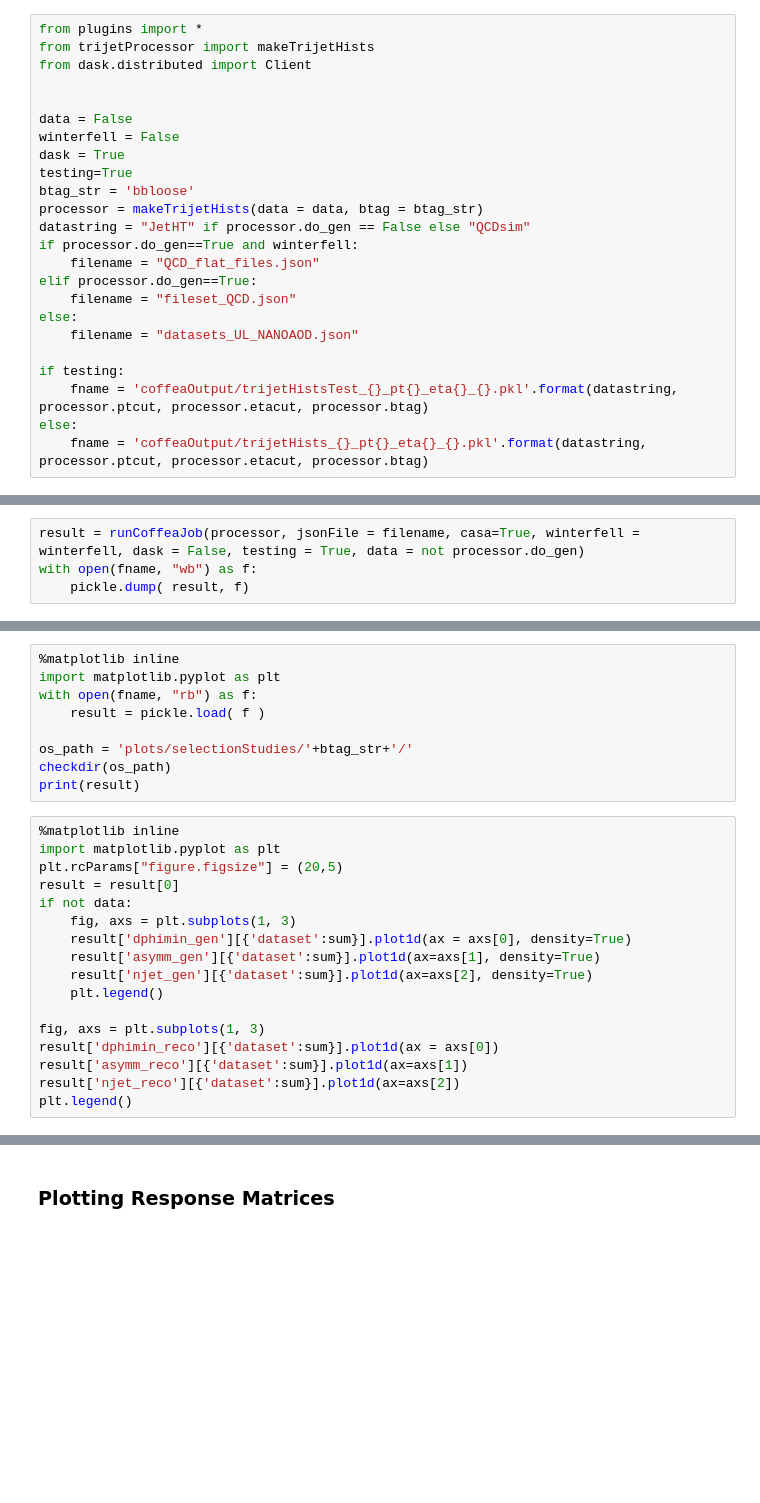
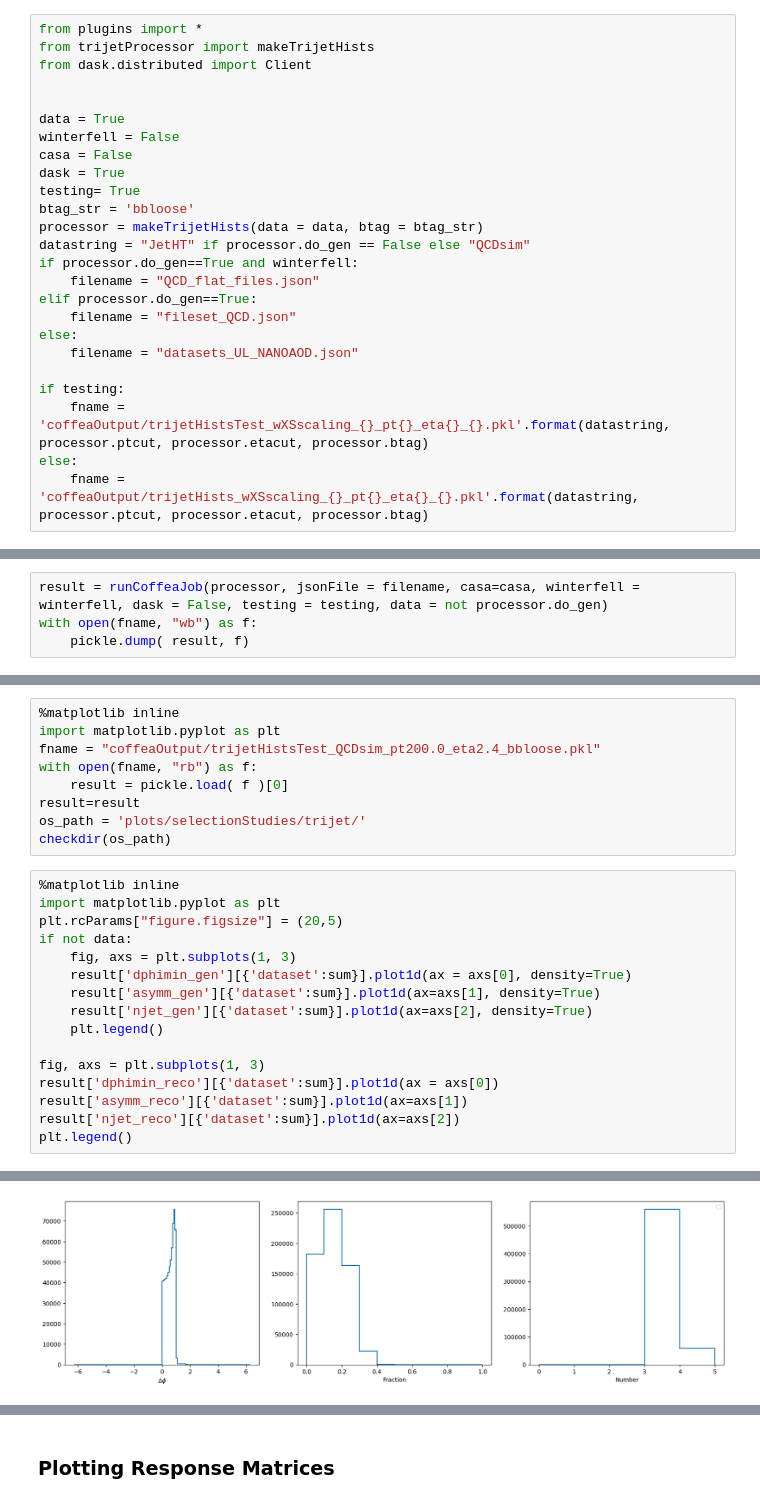
Before and after one commit to laurenhay/GluonJetMass, a Jupyter notebook: trijetSelection_studies.ipynb, the cells around one changed output, grey strips where cells are left out. Cells and saved outputs as stored; diff of their text form; blank space fills up the shorter version.

```diff
--- a/trijetSelection_studies.ipynb
+++ b/trijetSelection_studies.ipynb
@@ -49,10 +50,11 @@ from trijetProcessor import makeTrijetHists
 from dask.distributed import Client
 
 
-data = False
+data = True
 winterfell = False
+casa = False
 dask = True
-testing=True
+testing= True
 btag_str = 'bbloose'
 processor = makeTrijetHists(data = data, btag = btag_str)
 datastring = "JetHT" if processor.do_gen == False else "QCDsim"
@@ -64,9 +66,9 @@ else:
     filename = "datasets_UL_NANOAOD.json"
 
 if testing:
-    fname = 'coffeaOutput/trijetHistsTest_{}_pt{}_eta{}_{}.pkl'.format(datastring, processor.ptcut, processor.etacut, processor.btag)
+    fname = 'coffeaOutput/trijetHistsTest_wXSscaling_{}_pt{}_eta{}_{}.pkl'.format(datastring, processor.ptcut, processor.etacut, processor.btag)
 else:
-    fname = 'coffeaOutput/trijetHists_{}_pt{}_eta{}_{}.pkl'.format(datastring, processor.ptcut, processor.etacut, processor.btag)
+    fname = 'coffeaOutput/trijetHists_wXSscaling_{}_pt{}_eta{}_{}.pkl'.format(datastring, processor.ptcut, processor.etacut, processor.btag)
 # %% [output]
 0.7.21
 2.6.3
@@ -76,7 +78,7 @@ mreco bins:  [0.00e+00 5.00e-01 1.00e+00 3.00e+00 5.00e+00 7.50e+00 1.00e+01 1.5
  1.00e+02 1.25e+02 1.50e+02 1.75e+02 2.00e+02 2.25e+02 2.50e+02 6.25e+02
  1.00e+03]
 # %%
-result = runCoffeaJob(processor, jsonFile = filename, casa=True, winterfell = winterfell, dask = False, testing = True, data = not processor.do_gen)
+result = runCoffeaJob(processor, jsonFile = filename, casa=casa, winterfell = winterfell, dask = False, testing = testing, data = not processor.do_gen)
 with open(fname, "wb") as f:
     pickle.dump( result, f)
 # %% [output]
@@ -155,17 +144,16 @@ Check for none values
 # %%
 %matplotlib inline
 import matplotlib.pyplot as plt
+fname = "coffeaOutput/trijetHistsTest_QCDsim_pt200.0_eta2.4_bbloose.pkl"
 with open(fname, "rb") as f:
-    result = pickle.load( f )
-
-os_path = 'plots/selectionStudies/'+btag_str+'/'
+    result = pickle.load( f )[0]
+result=result
+os_path = 'plots/selectionStudies/trijet/'
 checkdir(os_path)
-print(result)
 # %%
 %matplotlib inline
 import matplotlib.pyplot as plt
 plt.rcParams["figure.figsize"] = (20,5)
-result = result[0]
 if not data:
     fig, axs = plt.subplots(1, 3)
     result['dphimin_gen'][{'dataset':sum}].plot1d(ax = axs[0], density=True)
@@ -178,3 +166,4 @@ result['dphimin_reco'][{'dataset':sum}].plot1d(ax = axs[0])
 result['asymm_reco'][{'dataset':sum}].plot1d(ax=axs[1])
 result['njet_reco'][{'dataset':sum}].plot1d(ax=axs[2])
 plt.legend()
+# %% [output]
@@ -181,3 +172,4 @@ plt.legend()
+[figure, added]
 # %%
 plt.rcParams["figure.figsize"] = (20,15)
 fig, axs = plt.subplots(2, 2)
```
Also changed, not shown: parts of 7 cells of this notebook, 7 other files.
